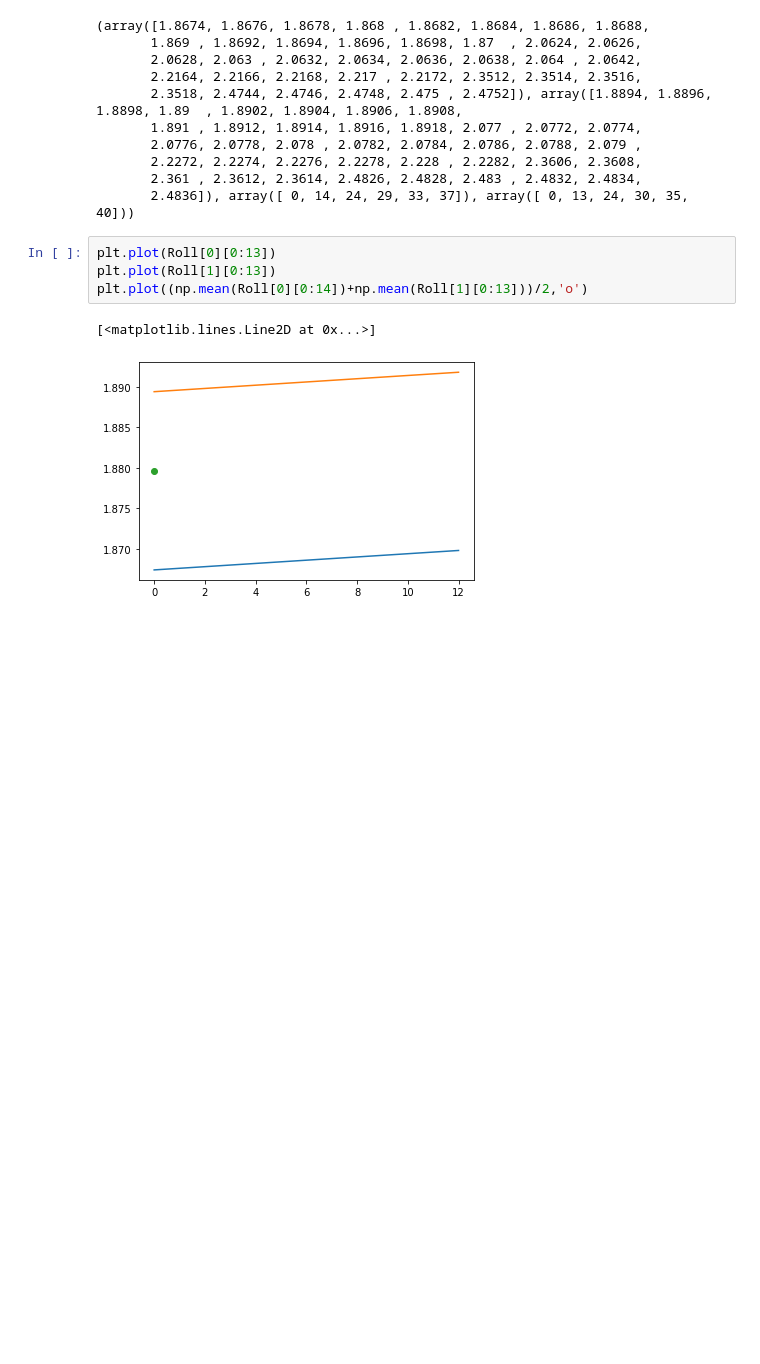
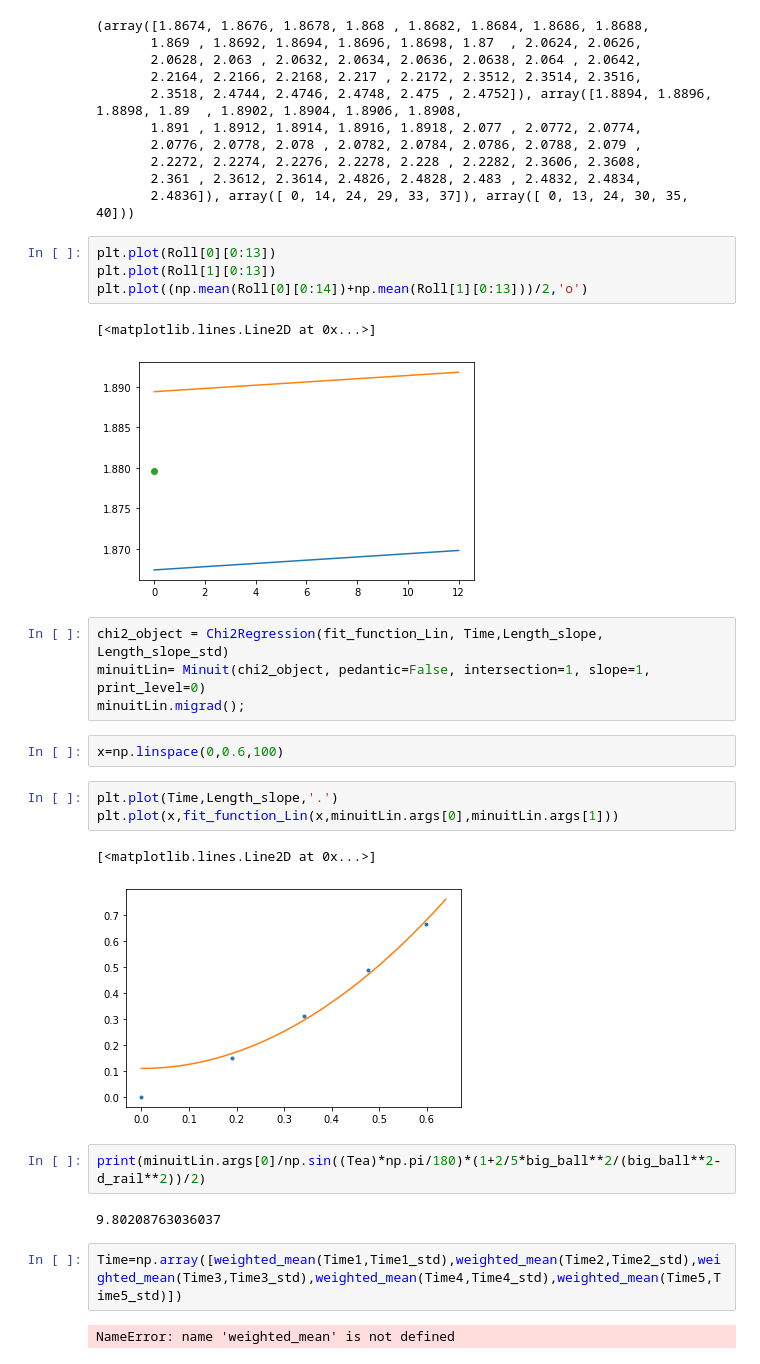
Before and after one commit to Shadesfear/appstat, a Jupyter notebook: scripts/Rolling_ball.ipynb, the cells around one changed output. Saved outputs shown, nothing was run; the diff lists cells and outputs as text; blank space fills up the shorter version.

```diff
--- a/scripts/Rolling_ball.ipynb
+++ b/scripts/Rolling_ball.ipynb
@@ -226,3 +212,23 @@ plt.plot((np.mean(Roll[0][0:14])+np.mean(Roll[1][0:13]))/2,'o')
 # %% [output]
 [<matplotlib.lines.Line2D at 0x...>]
 [figure]
+# %%
+chi2_object = Chi2Regression(fit_function_Lin, Time,Length_slope, Length_slope_std)
+minuitLin= Minuit(chi2_object, pedantic=False, intersection=1, slope=1, print_level=0)
+minuitLin.migrad();
+# %%
+x=np.linspace(0,0.6,100)
+# %%
+plt.plot(Time,Length_slope,'.')
+plt.plot(x,fit_function_Lin(x,minuitLin.args[0],minuitLin.args[1]))
+# %% [output]
+[<matplotlib.lines.Line2D at 0x...>]
+[figure, added]
+# %%
+print(minuitLin.args[0]/np.sin((Tea)*np.pi/180)*(1+2/5*big_ball**2/(big_ball**2-d_rail**2))/2)
+# %% [output]
+9.80208763036037
+# %%
+Time=np.array([weighted_mean(Time1,Time1_std),weighted_mean(Time2,Time2_std),weighted_mean(Time3,Time3_std),weighted_mean(Time4,Time4_std),weighted_mean(Time5,Time5_std)])
+# %% [output]
+NameError: name 'weighted_mean' is not defined
```
Also changed, not shown: parts of 19 cells of this notebook, 4 other files.
